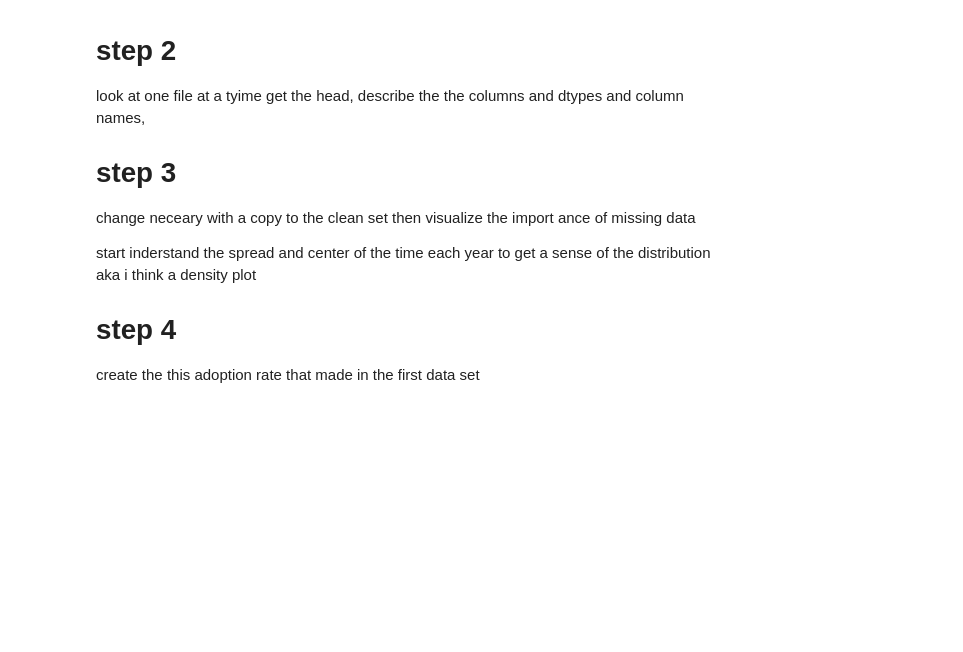
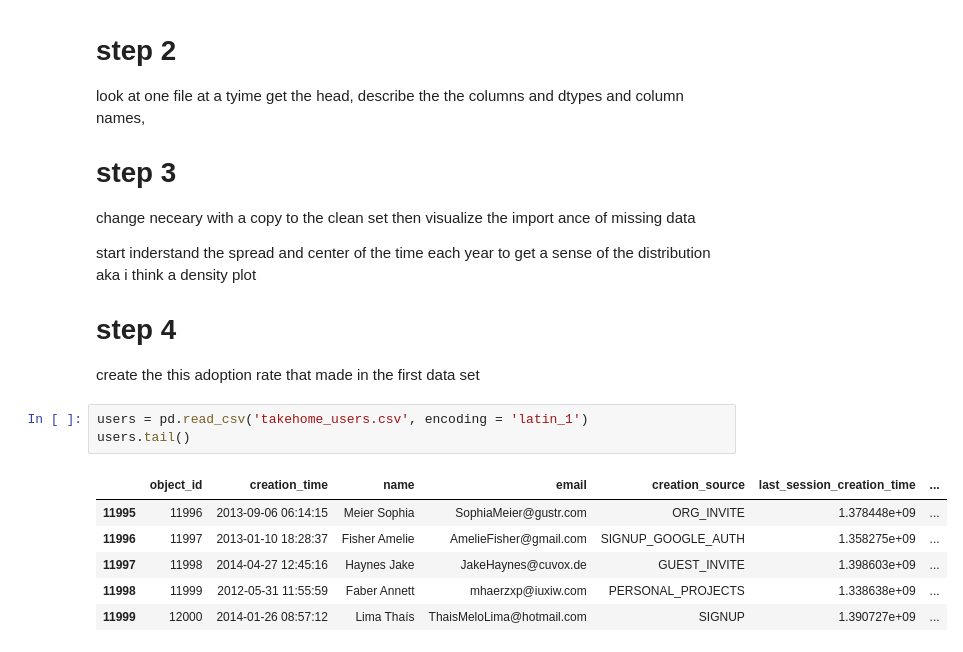
Before and after one commit to nizanhuw/Adoption_rate_project, a Jupyter notebook: relax_1/takehomefile.ipynb, the cells around one changed output. Drawn from its saved outputs; the diff is of its cells as text; blank space fills up the shorter version.

```diff
--- a/relax_1/takehomefile.ipynb
+++ b/relax_1/takehomefile.ipynb
@@ -102,3 +116,13 @@ start inderstand the spread and center of the time each year to get a sense of t
 
 # step 4
 create the this adoption rate that made in the first data set
+# %%
+users = pd.read_csv('takehome_users.csv', encoding = 'latin_1')
+users.tail()
+# %% [output]
+|  | object_id | creation_time | name | email | creation_source | last_session_creation_time | ... |
+| 11995 | 11996 | 2013-09-06 06:14:15 | Meier Sophia | SophiaMeier@gustr.com | ORG_INVITE | 1.378448e+09 | ... |
+| 11996 | 11997 | 2013-01-10 18:28:37 | Fisher Amelie | AmelieFisher@gmail.com | SIGNUP_GOOGLE_AUTH | 1.358275e+09 | ... |
+| 11997 | 11998 | 2014-04-27 12:45:16 | Haynes Jake | JakeHaynes@cuvox.de | GUEST_INVITE | 1.398603e+09 | ... |
+| 11998 | 11999 | 2012-05-31 11:55:59 | Faber Annett | mhaerzxp@iuxiw.com | PERSONAL_PROJECTS | 1.338638e+09 | ... |
+| 11999 | 12000 | 2014-01-26 08:57:12 | Lima Thaís | ThaisMeloLima@hotmail.com | SIGNUP | 1.390727e+09 | ... |
```
Also changed, not shown: parts of 9 cells of this notebook.
